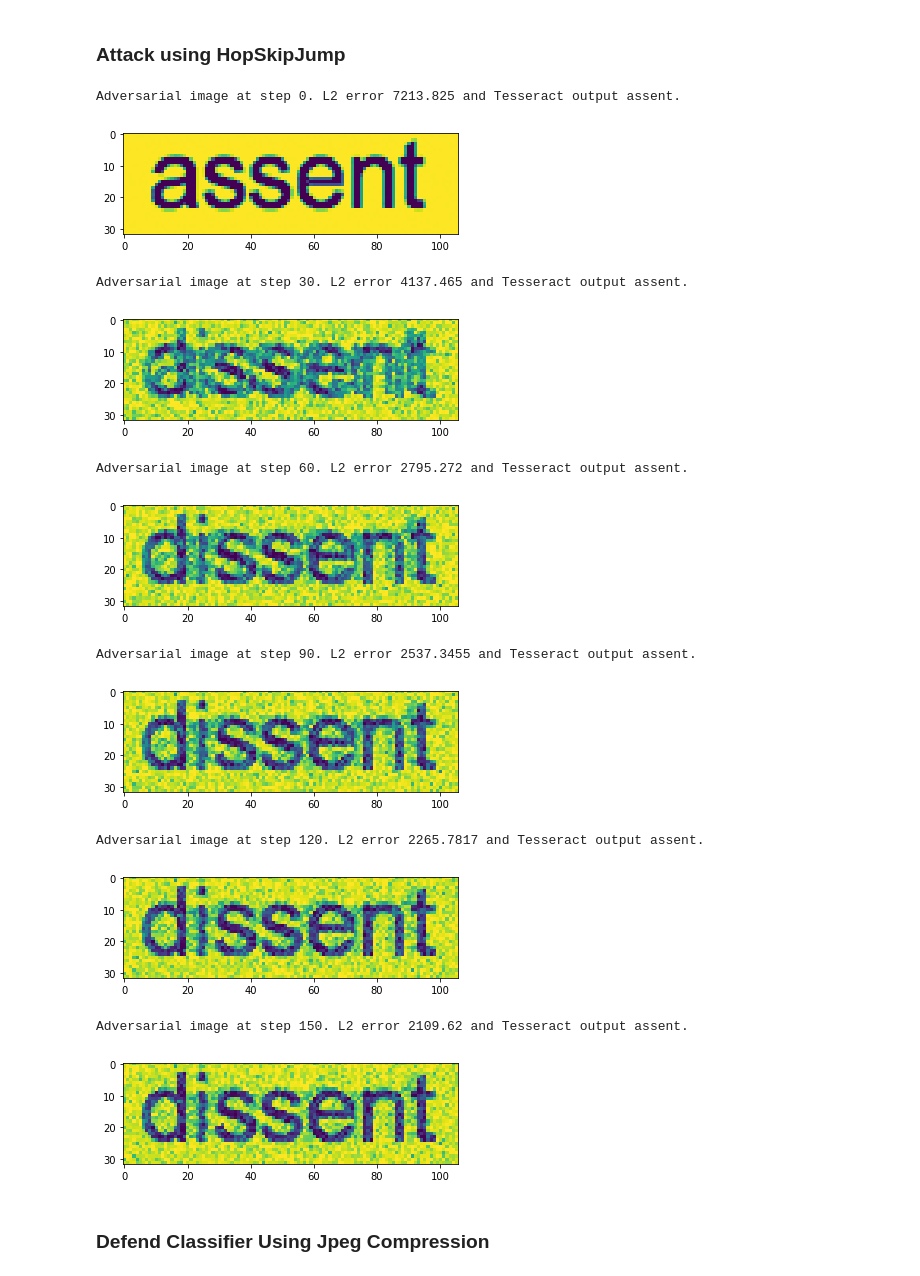
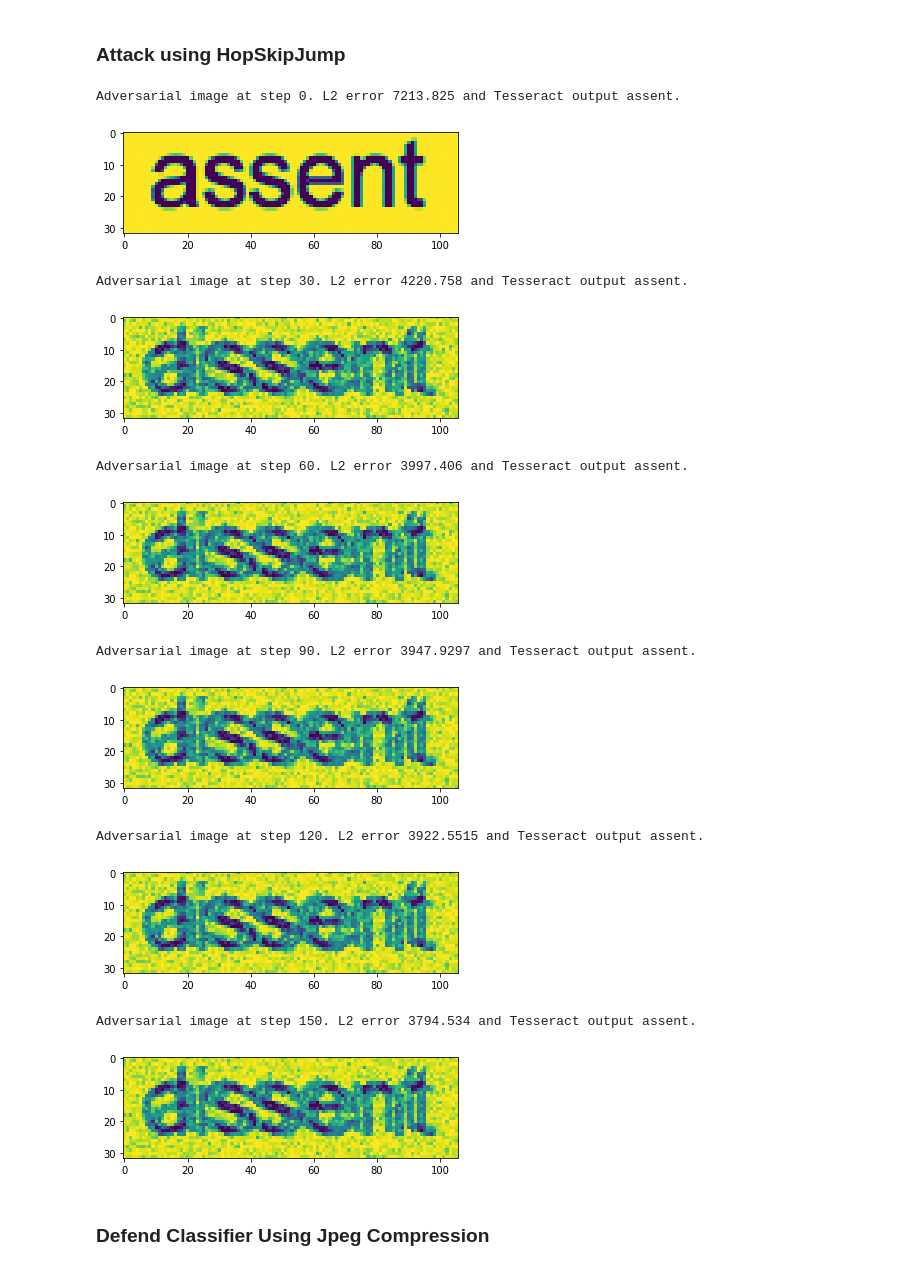
Before and after one commit to Trusted-AI/adversarial-robustness-toolbox, a Jupyter notebook: notebooks/classifier_blackbox_tesseract.ipynb, the cells around one changed output. Cells and saved outputs as stored; diff of their text form; code cells hidden in the pictures.

```diff
--- a/notebooks/classifier_blackbox_tesseract.ipynb
+++ b/notebooks/classifier_blackbox_tesseract.ipynb
@@ -34,7 +34,7 @@ def predict(x):
 
     for x_i in x:
         # save image as intermediate png
-        imageio.imsave('tmp.png', x_i)
+        imageio.imsave('tmp.png', x_i.astype(np.uint8))
 
         # run tesseract
         status = os.system("tesseract tmp.png out")
@@ -81,32 +81,32 @@ Tesseract output is: assent
 # %%
 attack = HopSkipJump(classifier=classifier, targeted=True, norm=2, max_iter=0, max_eval=1000, init_eval=10)
 iter_step = 10
-x_adv = np.array([image_init])
+x_adv = np.array([image_init], dtype=np.float32)
 for i in range(16):
-    x_adv = attack.generate(x=np.array([image_target]), x_adv_init=x_adv, y=to_categorical([1], 3))
+    x_adv = attack.generate(x=np.array([image_target], dtype=np.float32), x_adv_init=x_adv, y=to_categorical([1], 3))
 
     #clear_output()
     if i%3 == 0:
         print("Adversarial image at step %d." % (i * iter_step), "L2 error",
               np.linalg.norm(np.reshape(x_adv[0] - image_target, [-1])),
               "and Tesseract output %s." % label_dict[np.argmax(classifier.predict(x_adv)[0])])
         plt.imshow(x_adv[0])
         plt.show(block=False)
 
     attack.max_iter = iter_step
 # %% [output]
 Adversarial image at step 0. L2 error 7213.825 and Tesseract output assent.
-[figure, old version]
+[figure, new version]
-Adversarial image at step 30. L2 error 4137.465 and Tesseract output assent.
+Adversarial image at step 30. L2 error 4220.758 and Tesseract output assent.
-[figure, old version]
+[figure, new version]
-Adversarial image at step 60. L2 error 2795.272 and Tesseract output assent.
+Adversarial image at step 60. L2 error 3997.406 and Tesseract output assent.
-[figure, old version]
+[figure, new version]
-Adversarial image at step 90. L2 error 2537.3455 and Tesseract output assent.
+Adversarial image at step 90. L2 error 3947.9297 and Tesseract output assent.
-[figure, old version]
+[figure, new version]
-Adversarial image at step 120. L2 error 2265.7817 and Tesseract output assent.
+Adversarial image at step 120. L2 error 3922.5515 and Tesseract output assent.
-[figure, old version]
+[figure, new version]
-Adversarial image at step 150. L2 error 2109.62 and Tesseract output assent.
+Adversarial image at step 150. L2 error 3794.534 and Tesseract output assent.
-[figure, old version]
+[figure, new version]
 # %% [markdown]
 ### Defend Classifier Using Jpeg Compression
 # %%
```
Also changed, not shown: parts of 6 cells of this notebook, 2 other files.
